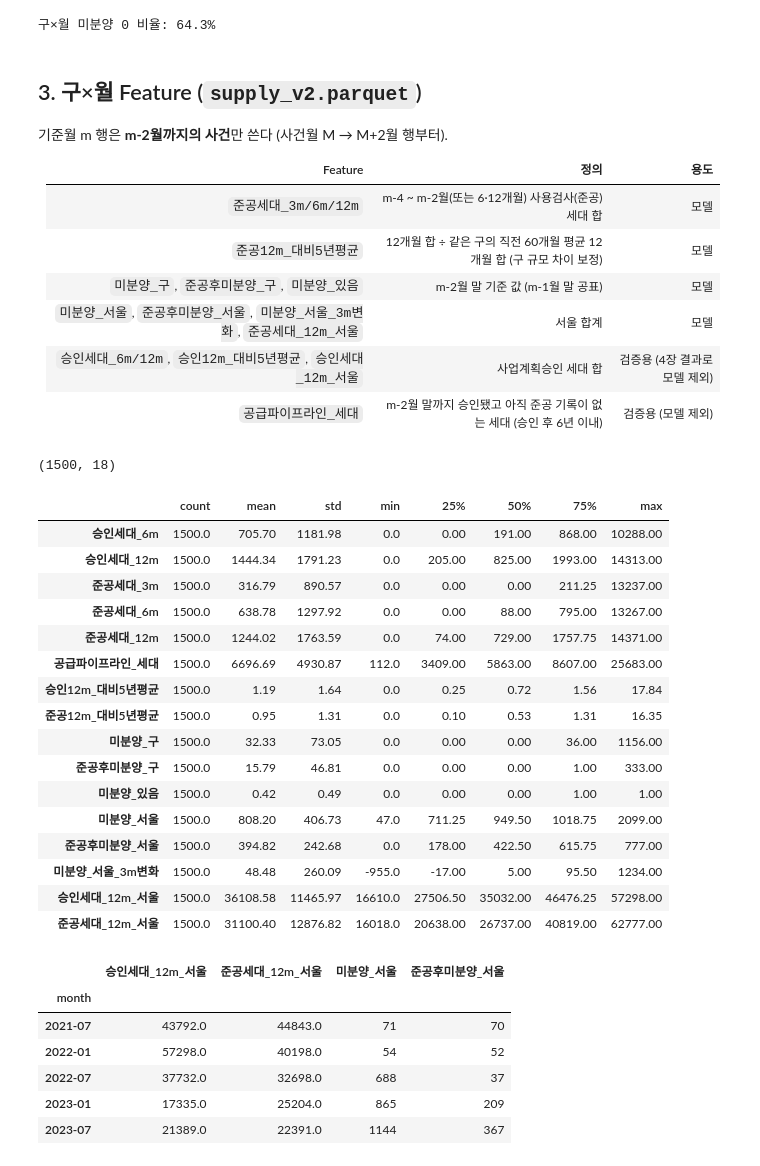
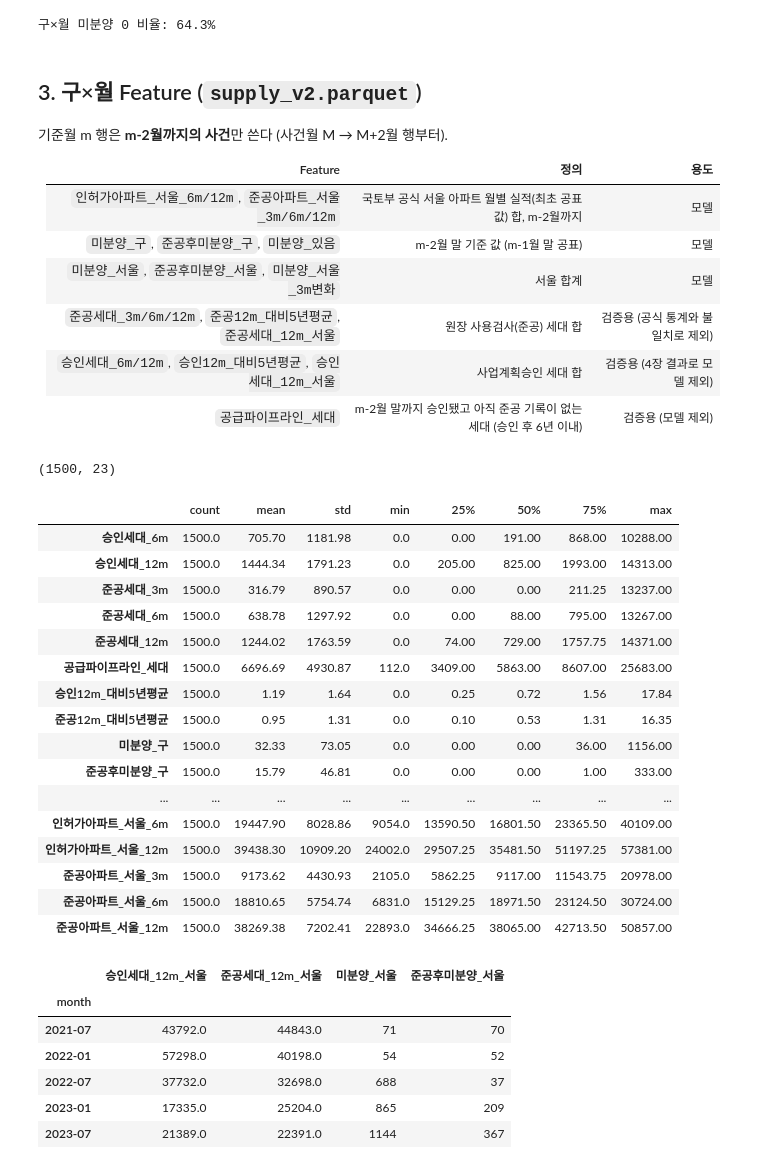
Before and after one commit to Overlay1010/apartment_price, a Jupyter notebook: notebook/v2_5year_notebook/eda/v2/04_housing_supply.ipynb, the cells around one changed output. Cells and saved outputs as stored; diff of their text form; code cells hidden in the pictures.

Commit message:
V2 공급 Feature 보완: 원장 준공을 공식 통계와 비교해 제외, 서울 인허가·준공 공식 월별 실적으로 대체, snapshot·건축물대장 수집 스크립트 추가

```diff
--- a/notebook/v2_5year_notebook/eda/v2/04_housing_supply.ipynb
+++ b/notebook/v2_5year_notebook/eda/v2/04_housing_supply.ipynb
@@ -58,6 +58,7 @@ UNSOLD_RAW_DIR = EXTERNAL_DIR / "unsold_raw"
 UNSOLD_CACHE = SUPPLY_DIR / "unsold_seoul_gu_monthly.parquet"
 OFFICIAL_2021 = EXTERNAL_DIR / "supply_official" / "molit_permit_202112.xls"
 IPJU_PATH = EXTERNAL_DIR / "ipju" / "ipju_20260831.xlsx"
+OFFICIAL_SERIES = EXTERNAL_DIR / "supply_official" / "molit_seoul_permit_completion.csv"  # 04c로 추출
 
 PUBLISH_LAG = 2               # 사건월 M → M+2월 행부터 사용
 PIPELINE_YEARS = 6            # 승인 후 6년 안에 준공 기록이 없으면 파이프라인에서 제외
@@ -358,10 +407,10 @@ print(f"구×월 미분양 0 비율: {zero_share:.1%}")
 
 | Feature | 정의 | 용도 |
 |---|---|---|
-| `준공세대_3m/6m/12m` | m-4 ~ m-2월(또는 6·12개월) 사용검사(준공) 세대 합 | 모델 |
-| `준공12m_대비5년평균` | 12개월 합 ÷ 같은 구의 직전 60개월 평균 12개월 합 (구 규모 차이 보정) | 모델 |
+| `인허가아파트_서울_6m/12m`, `준공아파트_서울_3m/6m/12m` | 국토부 공식 서울 아파트 월별 실적(최초 공표값) 합, m-2월까지 | 모델 |
 | `미분양_구`, `준공후미분양_구`, `미분양_있음` | m-2월 말 기준 값 (m-1월 말 공표) | 모델 |
-| `미분양_서울`, `준공후미분양_서울`, `미분양_서울_3m변화`, `준공세대_12m_서울` | 서울 합계 | 모델 |
+| `미분양_서울`, `준공후미분양_서울`, `미분양_서울_3m변화` | 서울 합계 | 모델 |
+| `준공세대_3m/6m/12m`, `준공12m_대비5년평균`, `준공세대_12m_서울` | 원장 사용검사(준공) 세대 합 | 검증용 (공식 통계와 불일치로 제외) |
 | `승인세대_6m/12m`, `승인12m_대비5년평균`, `승인세대_12m_서울` | 사업계획승인 세대 합 | 검증용 (4장 결과로 모델 제외) |
 | `공급파이프라인_세대` | m-2월 말까지 승인됐고 아직 준공 기록이 없는 세대 (승인 후 6년 이내) | 검증용 (모델 제외) |
 # %%
@@ -405,7 +454,21 @@ def pipeline_stock(approvals, completions, months, lag=PUBLISH_LAG, years=PIPELI
     return out.stack().rename_axis(["자치구", "month"])
 
 
-def build_supply(approvals, completions, unsold, months, lag=PUBLISH_LAG):
+def official_features(official, months, lag=PUBLISH_LAG):
+    # 서울 아파트 인허가·준공 공식 월별 실적(최초 공표값)의 3·6·12개월 합, m월 행에 (m-lag)월까지
+    out = pd.DataFrame({"month": months})
+    for kind, name, windows in [("인허가", "인허가아파트_서울", (6, 12)), ("준공", "준공아파트_서울", (3, 6, 12))]:
+        s = official[official["kind"].eq(kind)].set_index("ref_month")["apartment"].sort_index()
+        s = s.reindex(pd.period_range(s.index.min(), s.index.max(), freq="M"))
+        for w in windows:
+            r = s.rolling(w, min_periods=w).sum()
+            r.index = r.index + lag
+            out[f"{name}_{w}m"] = out["month"].map(r)
+    return out
+
+
+def build_supply(approvals, completions, unsold, months, lag=PUBLISH_LAG, official=None):
+    official = official_monthly if official is None else official
     a = monthly_sum(approvals, "승인일")
     c = monthly_sum(completions, "사용검사일")
 
@@ -441,48 +504,53 @@ def build_supply(approvals, completions, unsold, months, lag=PUBLISH_LAG):
     f = f.merge(gu[["자치구", "month", "미분양_구", "준공후미분양_구"]], on=["자치구", "month"], how="left")
     f = f.merge(se[["month", "미분양_서울", "준공후미분양_서울", "미분양_서울_3m변화"]], on="month", how="left")
     f["미분양_있음"] = (f["미분양_구"] > 0).astype(int)
+    f = f.merge(official_features(official, months, lag), on="month", how="left")
     return f
 
 
 MODEL_MONTHS = pd.PeriodIndex(region_month["기준월"].unique(), freq="M")
 supply_rm = build_supply(approvals, completions, unsold, MODEL_MONTHS)
 
 SUPPLY_FEATURES = [
     "승인세대_6m", "승인세대_12m", "준공세대_3m", "준공세대_6m", "준공세대_12m",
     "공급파이프라인_세대", "승인12m_대비5년평균", "준공12m_대비5년평균",
     "미분양_구", "준공후미분양_구", "미분양_있음",
     "미분양_서울", "준공후미분양_서울", "미분양_서울_3m변화",
     "승인세대_12m_서울", "준공세대_12m_서울",
+    "인허가아파트_서울_6m", "인허가아파트_서울_12m",
+    "준공아파트_서울_3m", "준공아파트_서울_6m", "준공아파트_서울_12m",
 ]
 
-# 4장 입력 지연 민감도 결과로 승인·파이프라인은 모델에서 제외 (웹 표시용으로만 사용)
+# 원장 승인·파이프라인: 입력 지연(4장)으로 제외 / 원장 준공: 공식 통계와 불일치(1장)로 제외
+# 구 단위 준공은 건축물대장(04e) 검증 후 추가한다.
 MODEL_SUPPLY_FEATURES = [
-    "준공세대_3m", "준공세대_6m", "준공세대_12m", "준공12m_대비5년평균",
+    "인허가아파트_서울_6m", "인허가아파트_서울_12m",
+    "준공아파트_서울_3m", "준공아파트_서울_6m", "준공아파트_서울_12m",
     "미분양_구", "준공후미분양_구", "미분양_있음",
-    "미분양_서울", "준공후미분양_서울", "미분양_서울_3m변화", "준공세대_12m_서울",
+    "미분양_서울", "준공후미분양_서울", "미분양_서울_3m변화",
 ]
 
 print(supply_rm.shape)
 display(supply_rm[SUPPLY_FEATURES].describe().T.round(2))
 # %% [output]
-(1500, 18)
+(1500, 23)
 |  | count | mean | std | min | 25% | 50% | 75% | max |
 | 승인세대_6m | 1500.0 | 705.70 | 1181.98 | 0.0 | 0.00 | 191.00 | 868.00 | 10288.00 |
 | 승인세대_12m | 1500.0 | 1444.34 | 1791.23 | 0.0 | 205.00 | 825.00 | 1993.00 | 14313.00 |
 | 준공세대_3m | 1500.0 | 316.79 | 890.57 | 0.0 | 0.00 | 0.00 | 211.25 | 13237.00 |
 | 준공세대_6m | 1500.0 | 638.78 | 1297.92 | 0.0 | 0.00 | 88.00 | 795.00 | 13267.00 |
 | 준공세대_12m | 1500.0 | 1244.02 | 1763.59 | 0.0 | 74.00 | 729.00 | 1757.75 | 14371.00 |
 | 공급파이프라인_세대 | 1500.0 | 6696.69 | 4930.87 | 112.0 | 3409.00 | 5863.00 | 8607.00 | 25683.00 |
 | 승인12m_대비5년평균 | 1500.0 | 1.19 | 1.64 | 0.0 | 0.25 | 0.72 | 1.56 | 17.84 |
 | 준공12m_대비5년평균 | 1500.0 | 0.95 | 1.31 | 0.0 | 0.10 | 0.53 | 1.31 | 16.35 |
 | 미분양_구 | 1500.0 | 32.33 | 73.05 | 0.0 | 0.00 | 0.00 | 36.00 | 1156.00 |
 | 준공후미분양_구 | 1500.0 | 15.79 | 46.81 | 0.0 | 0.00 | 0.00 | 1.00 | 333.00 |
-| 미분양_있음 | 1500.0 | 0.42 | 0.49 | 0.0 | 0.00 | 0.00 | 1.00 | 1.00 |
-| 미분양_서울 | 1500.0 | 808.20 | 406.73 | 47.0 | 711.25 | 949.50 | 1018.75 | 2099.00 |
-| 준공후미분양_서울 | 1500.0 | 394.82 | 242.68 | 0.0 | 178.00 | 422.50 | 615.75 | 777.00 |
-| 미분양_서울_3m변화 | 1500.0 | 48.48 | 260.09 | -955.0 | -17.00 | 5.00 | 95.50 | 1234.00 |
-| 승인세대_12m_서울 | 1500.0 | 36108.58 | 11465.97 | 16610.0 | 27506.50 | 35032.00 | 46476.25 | 57298.00 |
-| 준공세대_12m_서울 | 1500.0 | 31100.40 | 12876.82 | 16018.0 | 20638.00 | 26737.00 | 40819.00 | 62777.00 |
+| ... | ... | ... | ... | ... | ... | ... | ... | ... |
+| 인허가아파트_서울_6m | 1500.0 | 19447.90 | 8028.86 | 9054.0 | 13590.50 | 16801.50 | 23365.50 | 40109.00 |
+| 인허가아파트_서울_12m | 1500.0 | 39438.30 | 10909.20 | 24002.0 | 29507.25 | 35481.50 | 51197.25 | 57381.00 |
+| 준공아파트_서울_3m | 1500.0 | 9173.62 | 4430.93 | 2105.0 | 5862.25 | 9117.00 | 11543.75 | 20978.00 |
+| 준공아파트_서울_6m | 1500.0 | 18810.65 | 5754.74 | 6831.0 | 15129.25 | 18971.50 | 23124.50 | 30724.00 |
+| 준공아파트_서울_12m | 1500.0 | 38269.38 | 7202.41 | 22893.0 | 34666.25 | 38065.00 | 42713.50 | 50857.00 |
 # %%
 # ============================================================
 # 예시: 서울 합계 흐름과 대규모 공급 구
```
Also changed, not shown: parts of 7 cells of this notebook, 7 other files.
